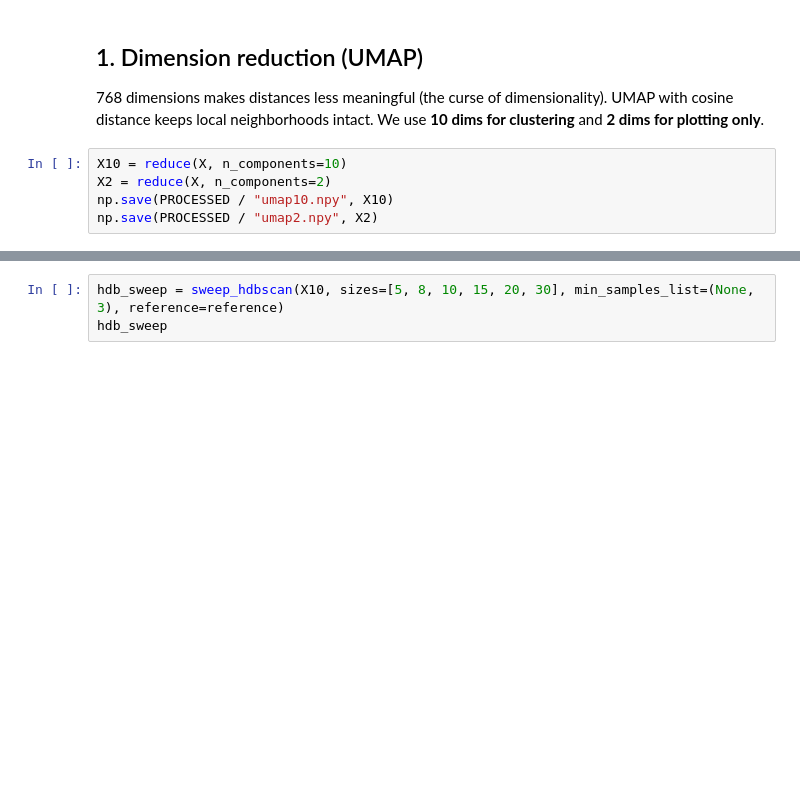
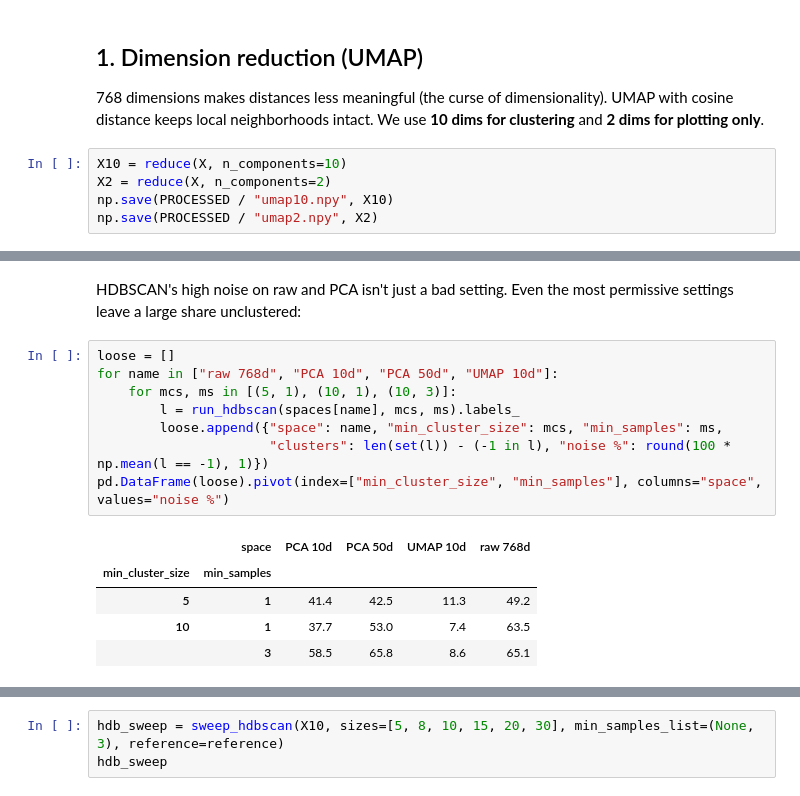
Before and after one commit to ProjectAssembely/Bubbles, a Jupyter notebook: notebooks/02_text_clustering.ipynb, the cells around one changed output, grey strips where cells are left out. Cells and saved outputs as stored; diff of their text form; blank space fills up the shorter version.

```diff
--- a/notebooks/02_text_clustering.ipynb
+++ b/notebooks/02_text_clustering.ipynb
@@ -43,0 +105,16 @@ Key settings: `min_cluster_size` (smallest group allowed) and `min_samples` (how
+# %% [markdown]
+HDBSCAN's high noise on raw and PCA isn't just a bad setting. Even the most permissive settings leave a large share unclustered:
+# %%
+loose = []
+for name in ["raw 768d", "PCA 10d", "PCA 50d", "UMAP 10d"]:
+    for mcs, ms in [(5, 1), (10, 1), (10, 3)]:
+        l = run_hdbscan(spaces[name], mcs, ms).labels_
+        loose.append({"space": name, "min_cluster_size": mcs, "min_samples": ms,
+                      "clusters": len(set(l)) - (-1 in l), "noise %": round(100 * np.mean(l == -1), 1)})
+pd.DataFrame(loose).pivot(index=["min_cluster_size", "min_samples"], columns="space", values="noise %")
+# %% [output]
+|  | space | PCA 10d | PCA 50d | UMAP 10d | raw 768d |
+| min_cluster_size | min_samples |  |  |  |  |
+| 5 | 1 | 41.4 | 42.5 | 11.3 | 49.2 |
+| 10 | 1 | 37.7 | 53.0 | 7.4 | 63.5 |
+|  | 3 | 58.5 | 65.8 | 8.6 | 65.1 |
```
Also changed, not shown: parts of 12 cells of this notebook.
